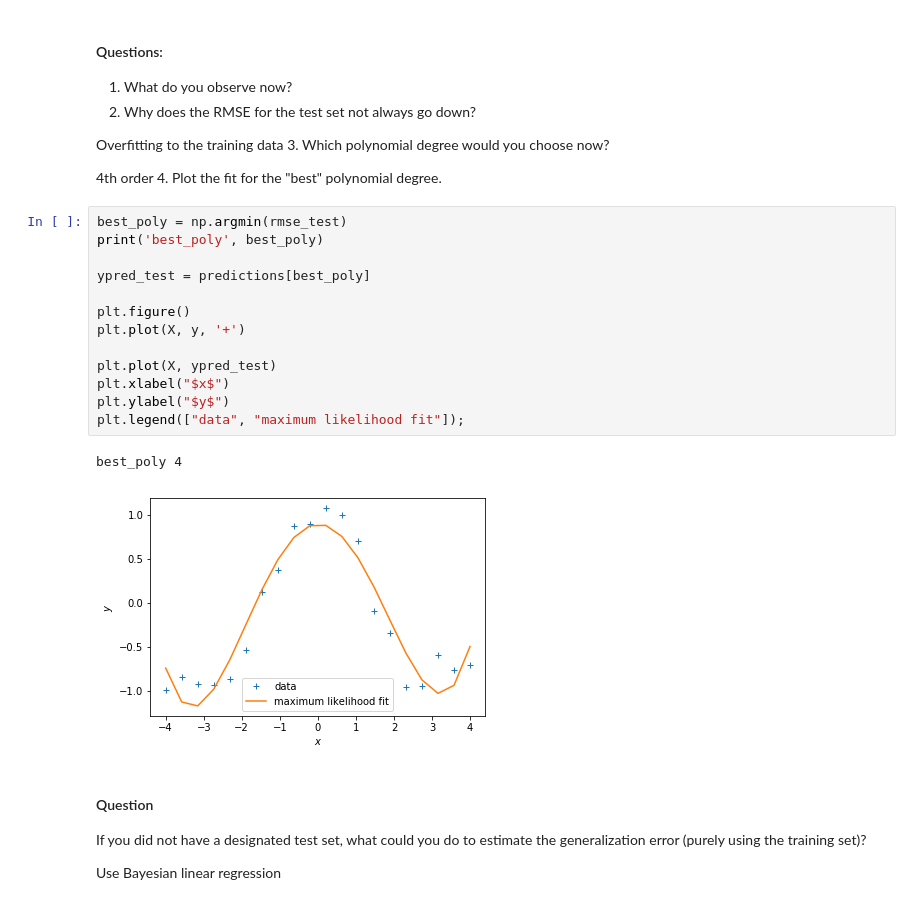
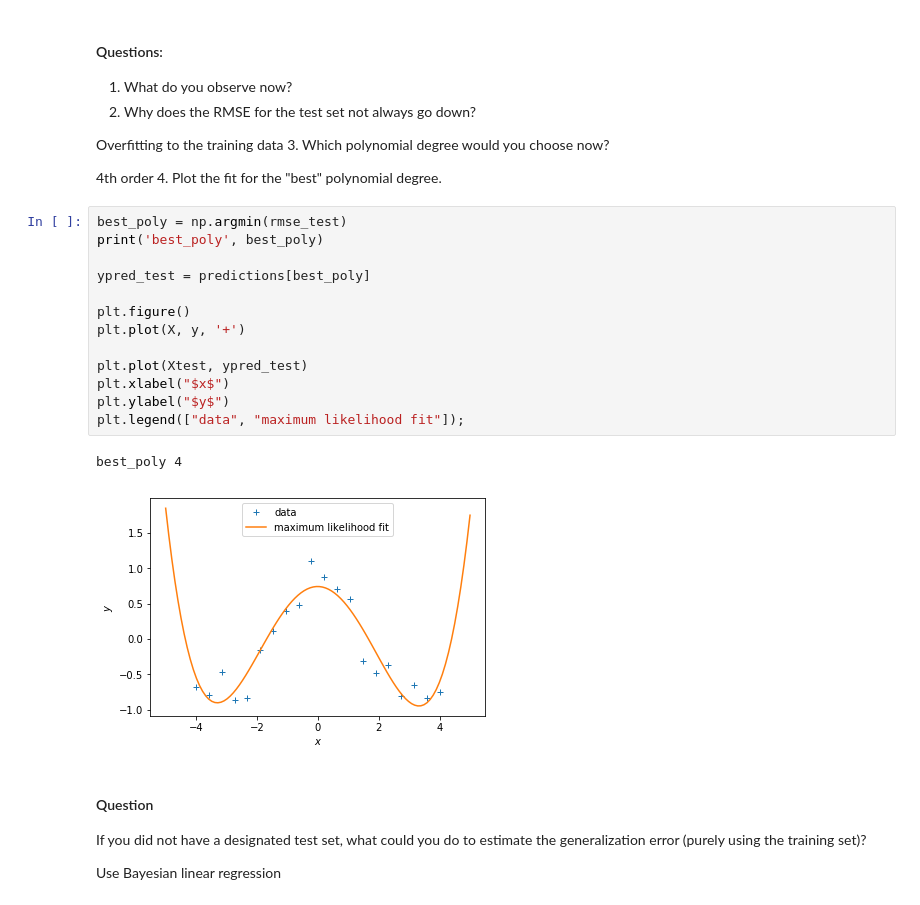
Before and after one commit to sean578/mml-book.github.io, a Jupyter notebook: tutorials/tutorial_linear_regression.ipynb, the cells around one changed output. Drawn from its saved outputs; the diff is of its cells as text.

```diff
--- a/tutorials/tutorial_linear_regression.ipynb
+++ b/tutorials/tutorial_linear_regression.ipynb
@@ -522,19 +522,19 @@ Overfitting to the training data
 # %%
 best_poly = np.argmin(rmse_test)
 print('best_poly', best_poly)
 
 ypred_test = predictions[best_poly]
 
 plt.figure()
 plt.plot(X, y, '+')
 
-plt.plot(X, ypred_test)
+plt.plot(Xtest, ypred_test)
 plt.xlabel("$x$")
 plt.ylabel("$y$")
 plt.legend(["data", "maximum likelihood fit"]);
 # %% [output]
 best_poly 4
-[figure, old version]
+[figure, new version]
 # %% [markdown]
 #### Question
 If you did not have a designated test set, what could you do to estimate the generalization error (purely using the training set)?
```
Also changed, not shown: parts of 14 cells of this notebook.
